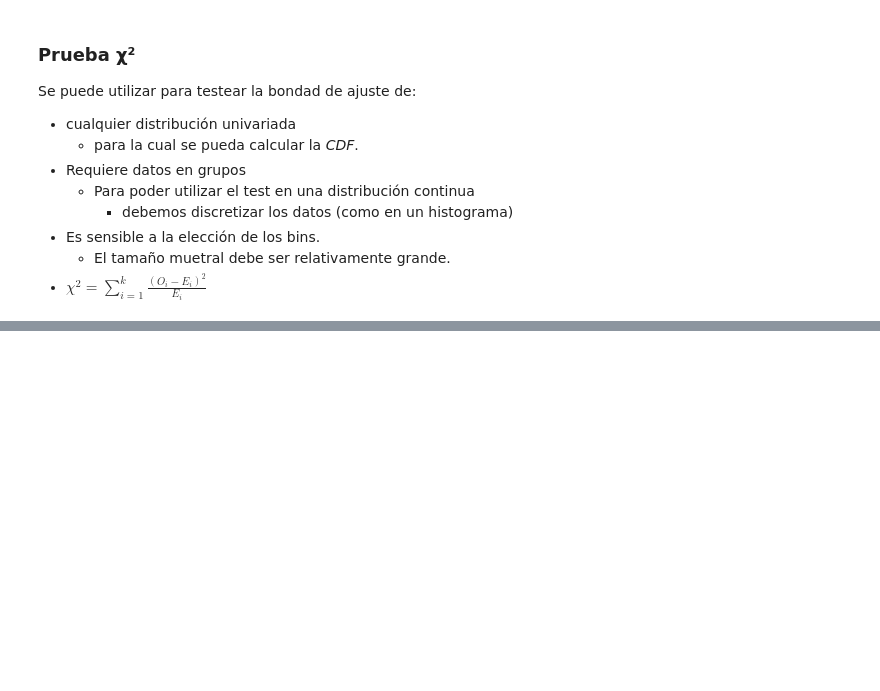
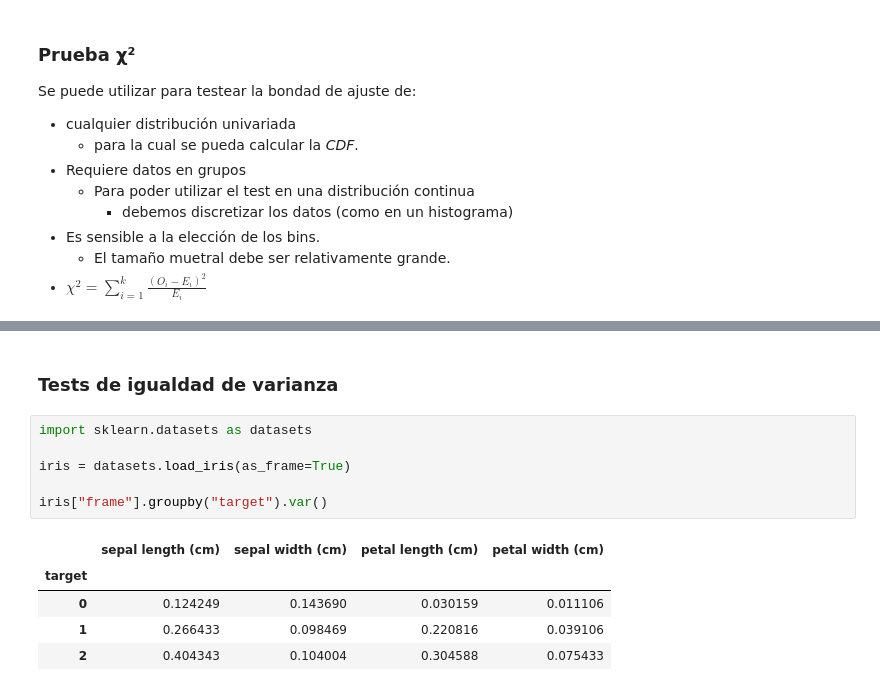
Before and after one commit to javieriserte/qualitative-data-course, a Jupyter notebook: classes/C01.3.PruebaDeHipotesis.ipynb, the cells around one changed output, grey strips where cells are left out. Drawn from its saved outputs; the diff is of its cells as text; blank space fills up the shorter version.

```diff
--- a/classes/C01.3.PruebaDeHipotesis.ipynb
+++ b/classes/C01.3.PruebaDeHipotesis.ipynb
@@ -678,0 +433,14 @@ fisher.test(
+# %% [markdown]
+### Tests de igualdad de varianza
+# %%
+import sklearn.datasets as datasets
+
+iris = datasets.load_iris(as_frame=True)
+
+iris["frame"].groupby("target").var()
+# %% [output]
+|  | sepal length (cm) | sepal width (cm) | petal length (cm) | petal width (cm) |
+| target |  |  |  |  |
+| 0 | 0.124249 | 0.143690 | 0.030159 | 0.011106 |
+| 1 | 0.266433 | 0.098469 | 0.220816 | 0.039106 |
+| 2 | 0.404343 | 0.104004 | 0.304588 | 0.075433 |
```
Also changed, not shown: parts of 27 cells of this notebook, 1 other file.
